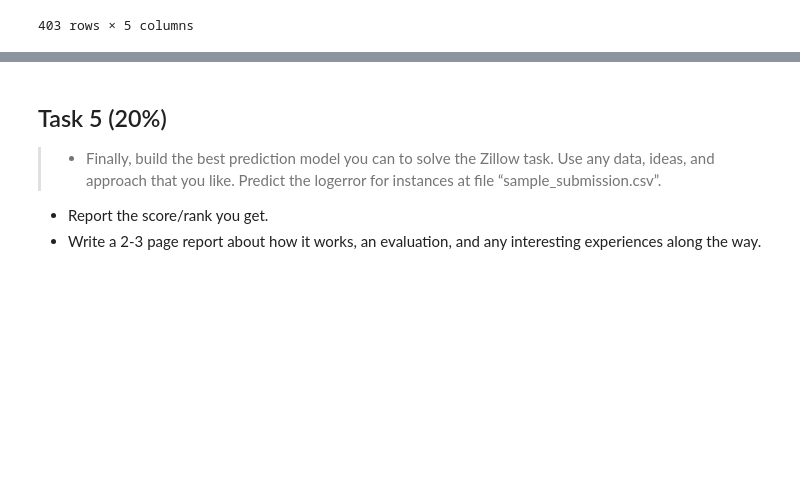
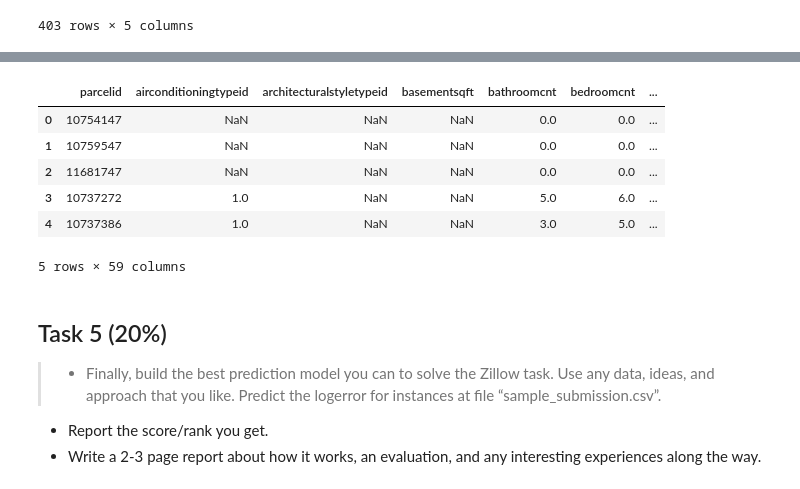
Before and after one commit to trungnguyencs/Automatic-Singing-Evaluation, a Jupyter notebook: HW3/HW3.ipynb, the cells around one changed output, grey strips where cells are left out. Cells and saved outputs as stored; diff of their text form; code cells hidden in the pictures; blank space fills up the shorter version.

Commit message:
Q4 code add population

```diff
--- a/HW3/HW3.ipynb
+++ b/HW3/HW3.ipynb
@@ -414,3 +410,21 @@ Wheeler Road, San Bernardino County, California, United States of America
+# %%
+zipToAd["regionidzip"] = zipToAd["regionidzip"].values.astype(int)
+
+population_data = pd.read_csv("censuspopulation.csv")
+population_data.columns = ["zipcode", "population"]
+
+zipWithPopulation = pd.merge(zipToAd, population_data, how="inner", on=["zipcode"])
+# %%
+df_augmented = pd.merge(df, zipWithPopulation[["regionidzip", "population"]], on=["regionidzip"])
+df_augmented.head()
+# %% [output]
+|  | parcelid | airconditioningtypeid | architecturalstyletypeid | basementsqft | bathroomcnt | bedroomcnt | ... |
+| 0 | 10754147 | NaN | NaN | NaN | 0.0 | 0.0 | ... |
+| 1 | 10759547 | NaN | NaN | NaN | 0.0 | 0.0 | ... |
+| 2 | 11681747 | NaN | NaN | NaN | 0.0 | 0.0 | ... |
+| 3 | 10737272 | 1.0 | NaN | NaN | 5.0 | 6.0 | ... |
+| 4 | 10737386 | 1.0 | NaN | NaN | 3.0 | 5.0 | ... |
+5 rows × 59 columns
 # %% [markdown]
 ## Task 5 (20%)
 
```
Also changed, not shown: parts of 1 cell of this notebook, 1 other file.
